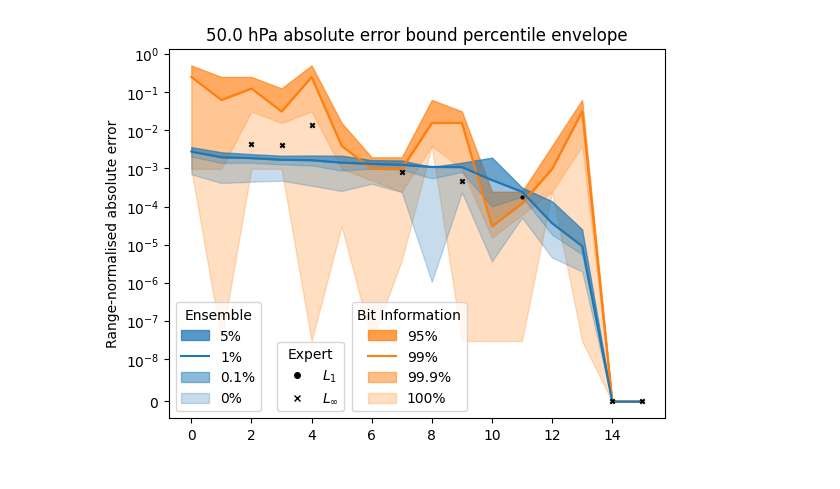
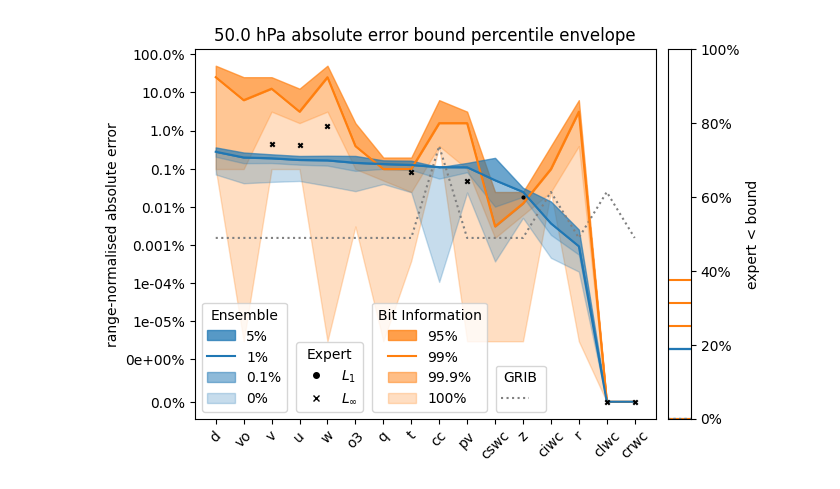
Before and after one commit to juntyr/era5-ensemble-compression-tolerance, a Jupyter notebook: expert-quantile-plots.ipynb, the cells around one changed output. Cells and saved outputs as stored; diff of their text form; code cells hidden in the pictures.

Commit message:
Clean up expert quantile plots

```diff
--- a/expert-quantile-plots.ipynb
+++ b/expert-quantile-plots.ipynb
@@ -56,7 +57,7 @@ class RangeBounds:
 # %%
 def parse_single(path: Path):
     with Path(path).open() as f:
-        for line in f.readlines():
+        for line in f:
             var, rest = line.split(": ", 1)
             info = eval(rest)
 
@@ -681,11 +846,21 @@ fig.savefig(plots / "single-relative.pdf")
 pressure_bit_information = defaultdict(dict)
 for v, p, r in parse_pressure("bit-information-pressure.txt"):
     pressure_bit_information[p][v] = r
-# %%
-pressure_ensemble = defaultdict(dict)
-for v, p, r in parse_pressure("ensemble-spread-pressure.txt"):
-    pressure_ensemble[p][v] = r
 # %%
 pressure_range = defaultdict(dict)
 for v, p, r in parse_pressure("range-pressure.txt"):
     pressure_range[p][v] = r
+# %%
+pressure_grib = dict()
+for pressure in pressure_bit_information:
+    pressure_grib[pressure] = dict()
+    for key in pressure_bit_information[pressure]:
+        (requirement,) = grib_recommendations.search(
+            markers={
+                "cf-short-name": key,
+                "level-kind": "pressure",
+                "level-value": float(pressure.split(" ")[0]),
+            }
+        )
+        assert isinstance(requirement, MaxPointwiseRangeRelativeErrorBoundRequirement)
+        pressure_grib[pressure][key] = requirement.value
@@ -692,9 +921,11 @@ for v, p, r in parse_pressure("range-pressure.txt"):
 # %%
-for p in pressure_ensemble.keys():
-    fig, ax = plt.subplots()
+for p in pressure_ensemble:
+    fig, (ax, axr) = plt.subplots(
+        1, 2, width_ratios=[20, 1], gridspec_kw=dict(wspace=0.05)
+    )
 
     ax.set_title(f"{p} absolute error bound percentile envelope")
-    ax.set_ylabel("Range-normalised absolute error")
+    ax.set_ylabel("range-normalised absolute error")
 
     scores = {
         v: (
@@ -705,6 +936,12 @@ for p in pressure_ensemble.keys():
         for v, e in pressure_ensemble[p].items()
     }
     v_sorted = sorted(scores.keys(), key=lambda k: scores[k], reverse=True)
+
+    ax.plot(
+        [pressure_grib[p][v] for v in v_sorted],
+        color="gray",
+        ls=":",
+    )
 
     pressure_expert_dict = defaultdict(dict)
     for v, p2, r in pressure_expert:
@@ -975,33 +1212,90 @@ for p in pressure_ensemble.keys():
                 [0],
                 markersize=4,
                 marker="x",
                 color="none",
                 markerfacecolor="black",
                 markeredgecolor="black",
                 label=r"$L_{\infty}$",
             ),
         ],
         ncol=1,
         loc="lower left",
         bbox_to_anchor=(0.205, 0, 1, 1),
         title="Expert",
     )
-    ax.legend(
+    l3 = ax.legend(
         handles=[
             mpl.patches.Patch(color="tab:orange", alpha=0.75, label="95%"),
             mpl.lines.Line2D([0], [0], color="tab:orange", label="99%"),
             mpl.patches.Patch(color="tab:orange", alpha=0.5, label="99.9%"),
             mpl.patches.Patch(color="tab:orange", alpha=0.25, label="100%"),
         ],
         ncol=1,
         loc="lower left",
-        bbox_to_anchor=(0.355, 0, 1, 1),
+        bbox_to_anchor=(0.37, 0, 1, 1),
         title="Bit Information",
+    )
+    ax.legend(
+        handles=[
+            mpl.lines.Line2D([0], [0], color="gray", ls=":"),
+        ],
+        ncol=1,
+        loc="lower left",
+        bbox_to_anchor=(0.6375, 0, 1, 1),
+        title="GRIB",
     )
     ax.add_artist(l1)
     ax.add_artist(l2)
+    ax.add_artist(l3)
+
+    ax.set_xticks(range(len(v_sorted)))
+    ax.set_xticklabels(v_sorted, rotation=45)
+    # ax.set_xlabel("sorted by ensemble 1% bound")
+    ax.yaxis.set_major_formatter(
+        mtick.FuncFormatter(
+            lambda x, pos=None: (
+                f"{np.round(x * 100, 5)}%"
+                if x == 0 or x >= 1e-5
+                else f"{np.round(x * 100, 5):.0e}%"
+            )
+        )
+    )
+
+    axr.set_xticks([])
+    axr.yaxis.tick_right()
+    axr.yaxis.set_label_position("right")
+    axr.set_ylabel("expert < bound")
+    axr.yaxis.set_major_formatter(mtick.PercentFormatter(1))
+    axr.set_ylim(0, 1)
+
+    for i, pt in enumerate(pressure_ensemble["1000.0 hPa"]["u"].percentile):
+        count = 0
+        for v in pressure_expert_dict[p]:
+            count += (
+                pressure_expert_dict[p][v].absolute_value
+                < pressure_ensemble[p][v].absolute[i]
+            )
+        axr.axhline(count / len(pressure_expert_dict[p]), c="tab:blue")
+
+    for i, pt in enumerate(pressure_ensemble["1000.0 hPa"]["u"].percentile):
+        count = 0
+        for v in pressure_expert_dict[p]:
+            count += (
+                pressure_expert_dict[p][v].absolute_value
+                < pressure_bit_information[p][v].linquant_absolute[i]
+            )
+        axr.axhline(count / len(pressure_expert_dict[p]), c="tab:orange")
+
+    for i, pt in enumerate(pressure_ensemble["1000.0 hPa"]["u"].percentile):
+        count = 0
+        for v in pressure_expert_dict[p]:
+            count += pressure_expert_dict[p][v].absolute_value < (
+                pressure_grib[p][v]
+                * (pressure_range[p][v].max - pressure_range[p][v].min)
+            )
+        axr.axhline(count / len(pressure_expert_dict[p]), c="gray", ls=":")
 
     plt.show()
     fig.savefig(plots / f"pressure-{p.replace(' ', '')}-absolute.pdf")
 # %% [output]
-[figure, old version]
+[figure, new version]
```
Also changed, not shown: parts of 16 cells of this notebook.
